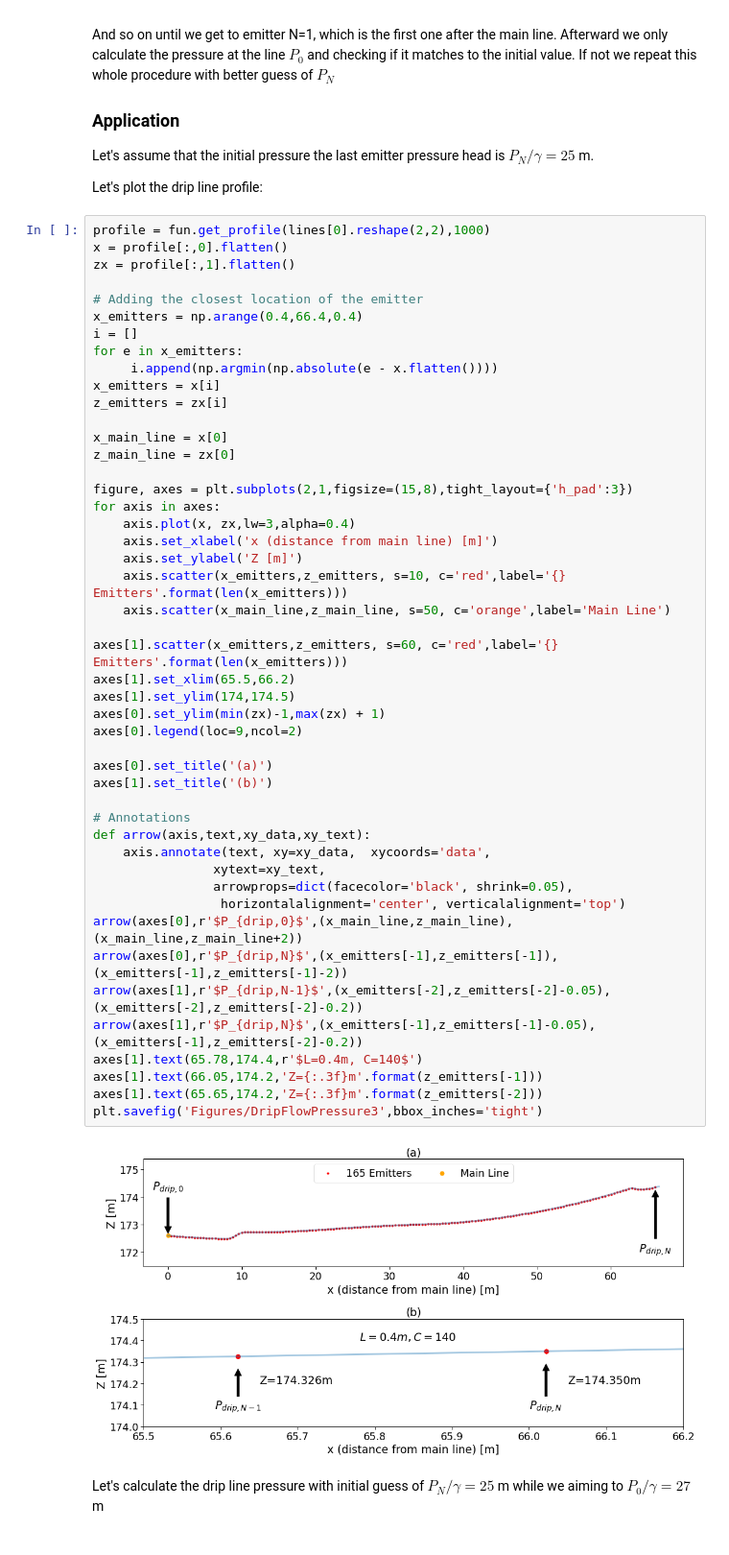
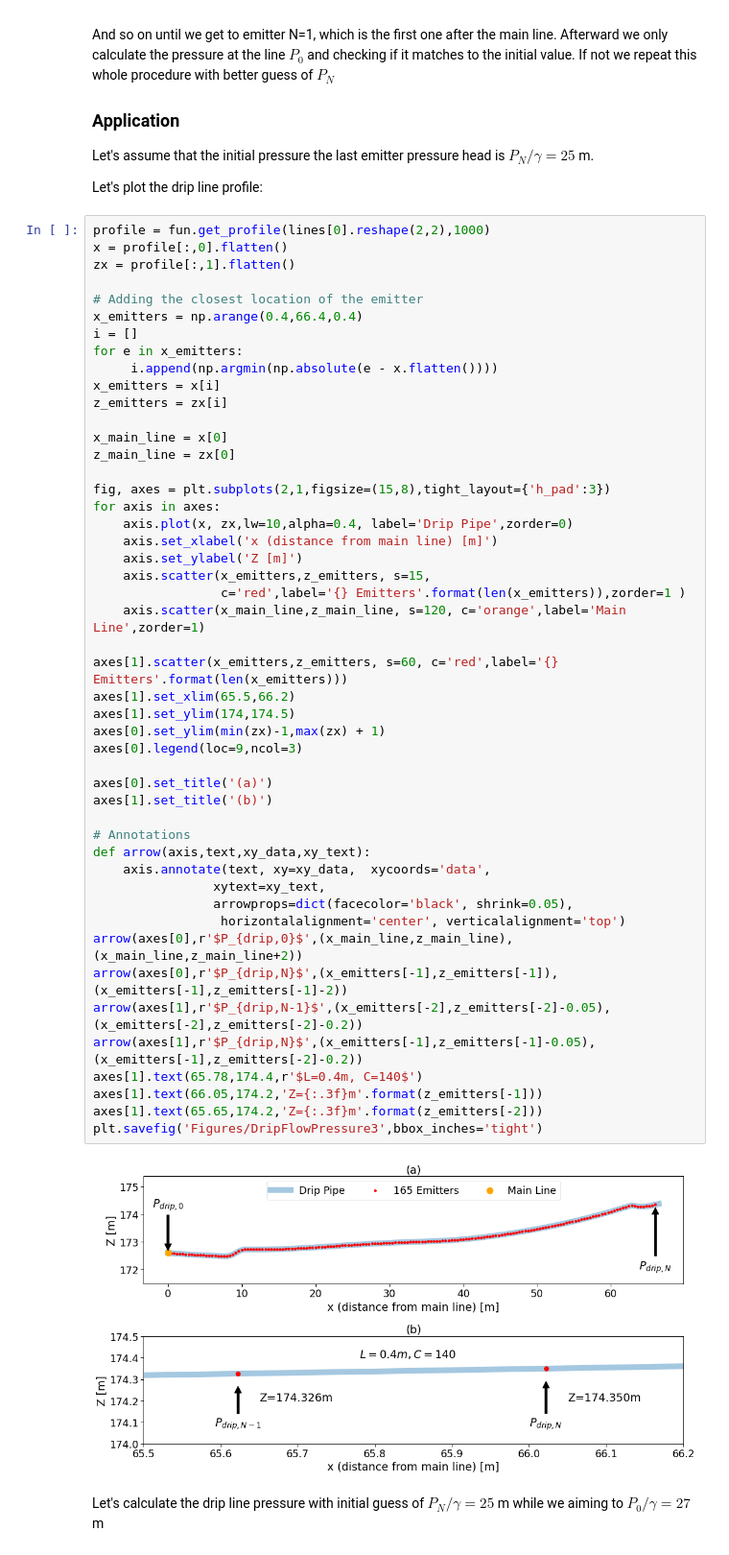
Before and after one commit to YuvalBayer/IrrigationProject, a Jupyter notebook: NB3_Creating_Drip_Estimator.ipynb, the cells around one changed output. Shown: that part at 96% size. Cells and saved outputs as stored; diff of their text form.

```diff
--- a/NB3_Creating_Drip_Estimator.ipynb
+++ b/NB3_Creating_Drip_Estimator.ipynb
@@ -130,39 +130,40 @@ z_emitters = zx[i]
 x_main_line = x[0]
 z_main_line = zx[0]
 
-figure, axes = plt.subplots(2,1,figsize=(15,8),tight_layout={'h_pad':3})
+fig, axes = plt.subplots(2,1,figsize=(15,8),tight_layout={'h_pad':3})
 for axis in axes:
-    axis.plot(x, zx,lw=3,alpha=0.4)
+    axis.plot(x, zx,lw=10,alpha=0.4, label='Drip Pipe',zorder=0)
     axis.set_xlabel('x (distance from main line) [m]')
     axis.set_ylabel('Z [m]')
-    axis.scatter(x_emitters,z_emitters, s=10, c='red',label='{} Emitters'.format(len(x_emitters)))
-    axis.scatter(x_main_line,z_main_line, s=50, c='orange',label='Main Line')
+    axis.scatter(x_emitters,z_emitters, s=15,
+                 c='red',label='{} Emitters'.format(len(x_emitters)),zorder=1 )
+    axis.scatter(x_main_line,z_main_line, s=120, c='orange',label='Main Line',zorder=1)
 
 axes[1].scatter(x_emitters,z_emitters, s=60, c='red',label='{} Emitters'.format(len(x_emitters)))
 axes[1].set_xlim(65.5,66.2)
 axes[1].set_ylim(174,174.5)
 axes[0].set_ylim(min(zx)-1,max(zx) + 1)
-axes[0].legend(loc=9,ncol=2)
+axes[0].legend(loc=9,ncol=3)
 
 axes[0].set_title('(a)')
 axes[1].set_title('(b)')
 
 # Annotations
 def arrow(axis,text,xy_data,xy_text):
     axis.annotate(text, xy=xy_data,  xycoords='data',
                 xytext=xy_text,
                 arrowprops=dict(facecolor='black', shrink=0.05),
                  horizontalalignment='center', verticalalignment='top')
 arrow(axes[0],r'$P_{drip,0}$',(x_main_line,z_main_line),(x_main_line,z_main_line+2))
 arrow(axes[0],r'$P_{drip,N}$',(x_emitters[-1],z_emitters[-1]),(x_emitters[-1],z_emitters[-1]-2))
 arrow(axes[1],r'$P_{drip,N-1}$',(x_emitters[-2],z_emitters[-2]-0.05),(x_emitters[-2],z_emitters[-2]-0.2))
 arrow(axes[1],r'$P_{drip,N}$',(x_emitters[-1],z_emitters[-1]-0.05),(x_emitters[-1],z_emitters[-2]-0.2))
 axes[1].text(65.78,174.4,r'$L=0.4m, C=140$')
 axes[1].text(66.05,174.2,'Z={:.3f}m'.format(z_emitters[-1]))
 axes[1].text(65.65,174.2,'Z={:.3f}m'.format(z_emitters[-2]))
 plt.savefig('Figures/DripFlowPressure3',bbox_inches='tight')
 # %% [output]
-[figure, old version]
+[figure, new version]
 # %% [markdown]
 Let's calculate the drip line pressure with initial guess of $P_N/\gamma = 25$ m while we aiming to $P_0/\gamma = 27$ m
 # %%
```
Also changed, not shown: parts of 3 cells of this notebook, 8 other files.
